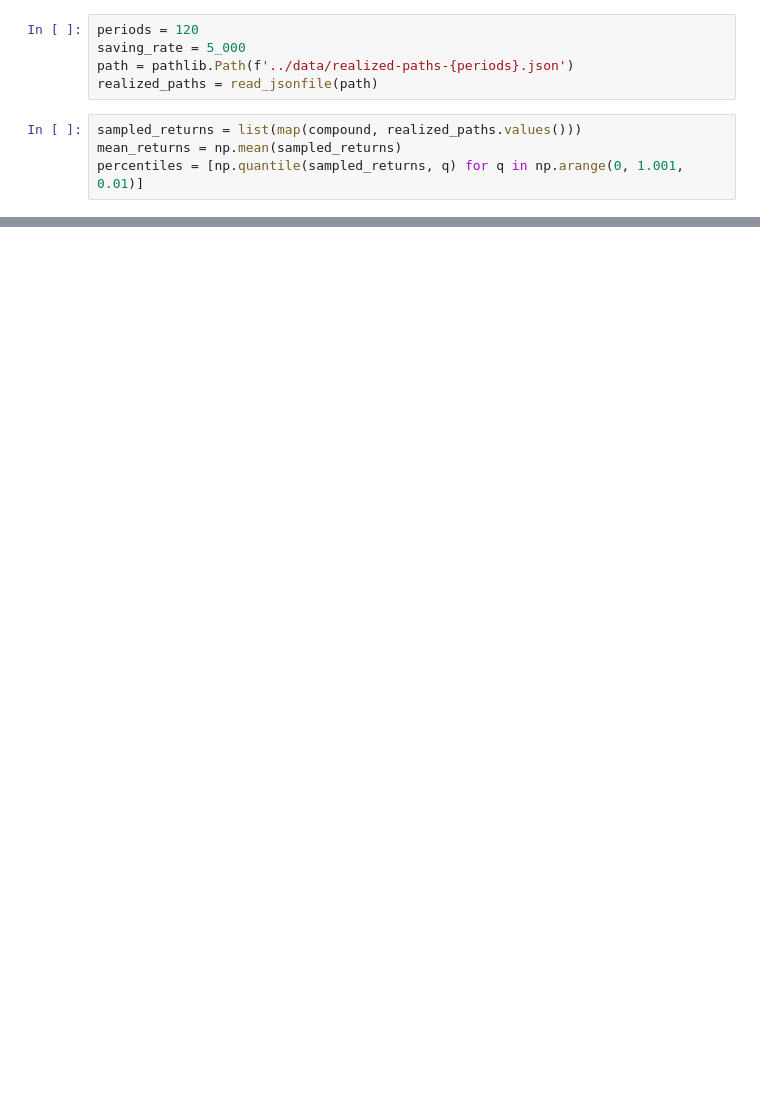
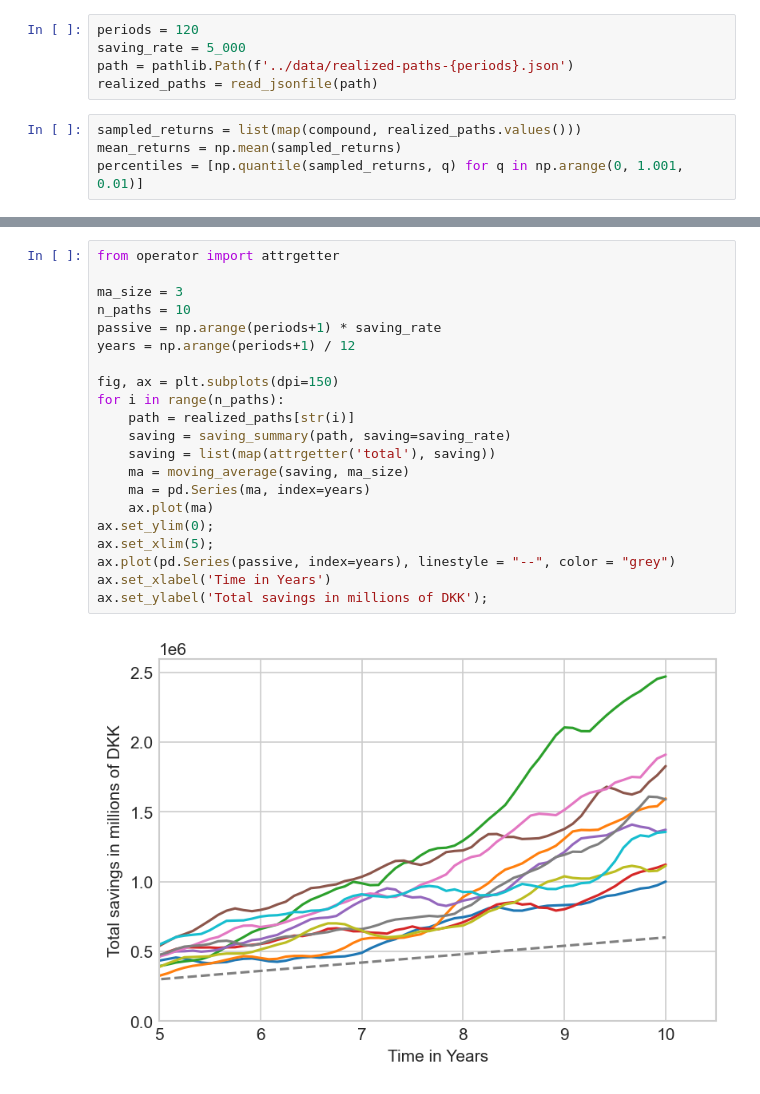
Before and after one commit to wizDs/ds-stock-analysis, a Jupyter notebook: notebooks/analysis.ipynb, the cells around one changed output, grey strips where cells are left out. Cells and saved outputs as stored; diff of their text form; blank space fills up the shorter version.

```diff
--- a/notebooks/analysis.ipynb
+++ b/notebooks/analysis.ipynb
@@ -38,3 +87,26 @@ percentiles = [np.quantile(sampled_returns, q) for q in np.arange(0, 1.001, 0.01
+# %%
+from operator import attrgetter
+
+ma_size = 3
+n_paths = 10
+passive = np.arange(periods+1) * saving_rate
+years = np.arange(periods+1) / 12
+
+fig, ax = plt.subplots(dpi=150)
+for i in range(n_paths):
+    path = realized_paths[str(i)]
+    saving = saving_summary(path, saving=saving_rate)
+    saving = list(map(attrgetter('total'), saving))
+    ma = moving_average(saving, ma_size)
+    ma = pd.Series(ma, index=years)
+    ax.plot(ma)
+ax.set_ylim(0);
+ax.set_xlim(5);
+ax.plot(pd.Series(passive, index=years), linestyle = "--", color = "grey")
+ax.set_xlabel('Time in Years')
+ax.set_ylabel('Total savings in millions of DKK');
+# %% [output]
+[figure, added]
 # %%
 fig, ax = plt.subplots(dpi = 115)
 ax.hist(sampled_returns);
```
Also changed, not shown: parts of 9 cells of this notebook, 1 other file.
